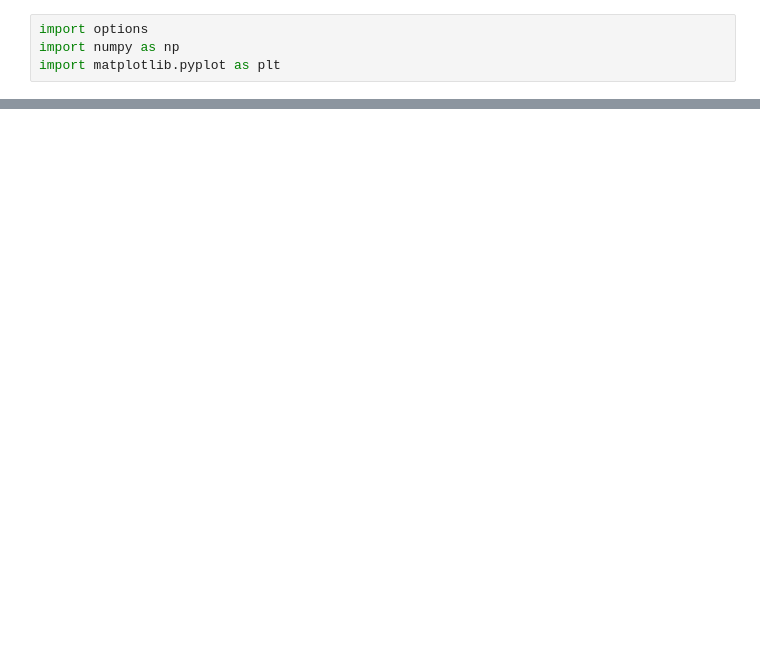
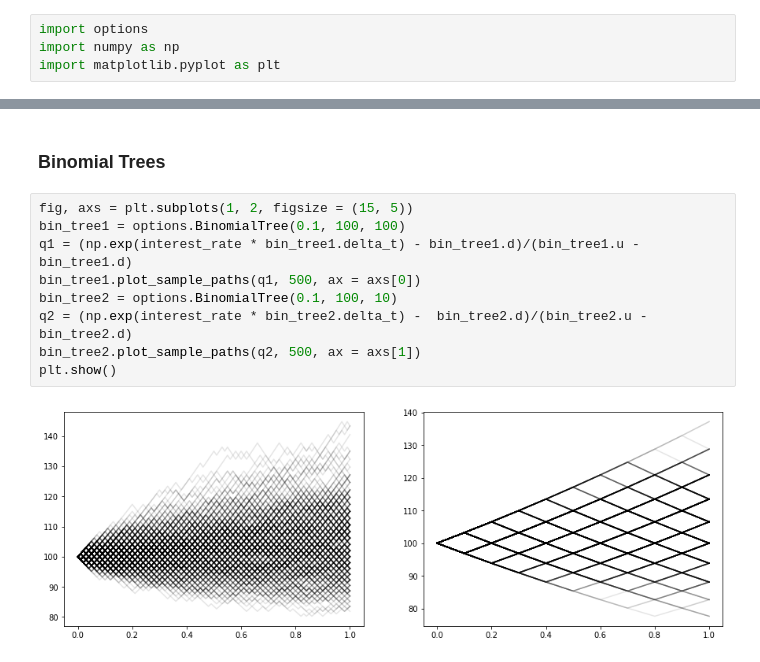
Before and after one commit to brennanmanning/Option-Pricing-Visualization, a Jupyter notebook: Example.ipynb, the cells around one changed output, grey strips where cells are left out. Saved outputs shown, nothing was run; the diff lists cells and outputs as text; blank space fills up the shorter version.

```diff
--- a/Example.ipynb
+++ b/Example.ipynb
@@ -11,0 +37,13 @@ fig = gbm.plot_sample_paths(1000, 100)
+# %% [markdown]
+### Binomial Trees
+# %%
+fig, axs = plt.subplots(1, 2, figsize = (15, 5))
+bin_tree1 = options.BinomialTree(0.1, 100, 100)
+q1 = (np.exp(interest_rate * bin_tree1.delta_t) - bin_tree1.d)/(bin_tree1.u - bin_tree1.d)
+bin_tree1.plot_sample_paths(q1, 500, ax = axs[0])
+bin_tree2 = options.BinomialTree(0.1, 100, 10)
+q2 = (np.exp(interest_rate * bin_tree2.delta_t) -  bin_tree2.d)/(bin_tree2.u - bin_tree2.d)
+bin_tree2.plot_sample_paths(q2, 500, ax = axs[1])
+plt.show()
+# %% [output]
+[figure, added]
```
Also changed, not shown: parts of 28 cells of this notebook, 1 other file.
